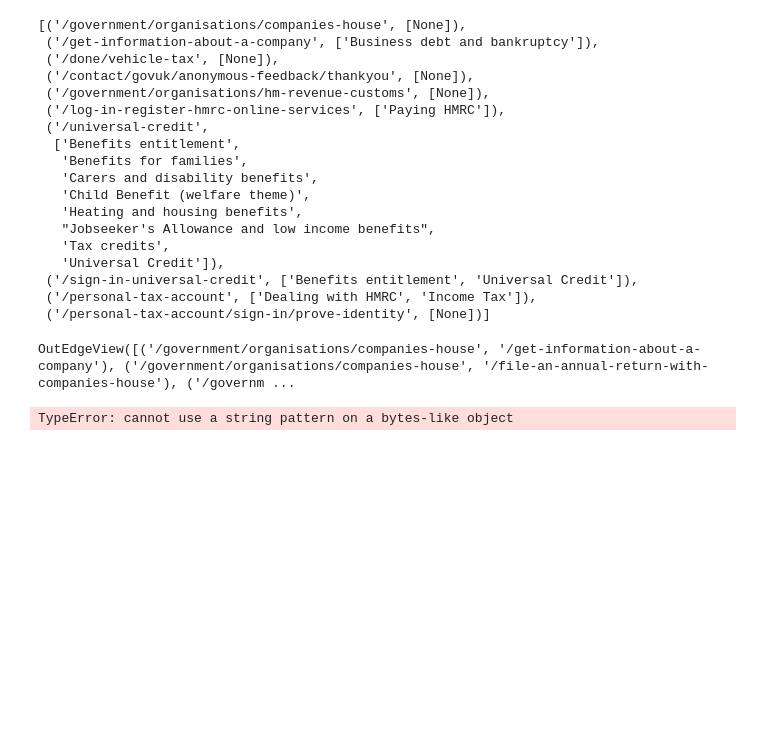
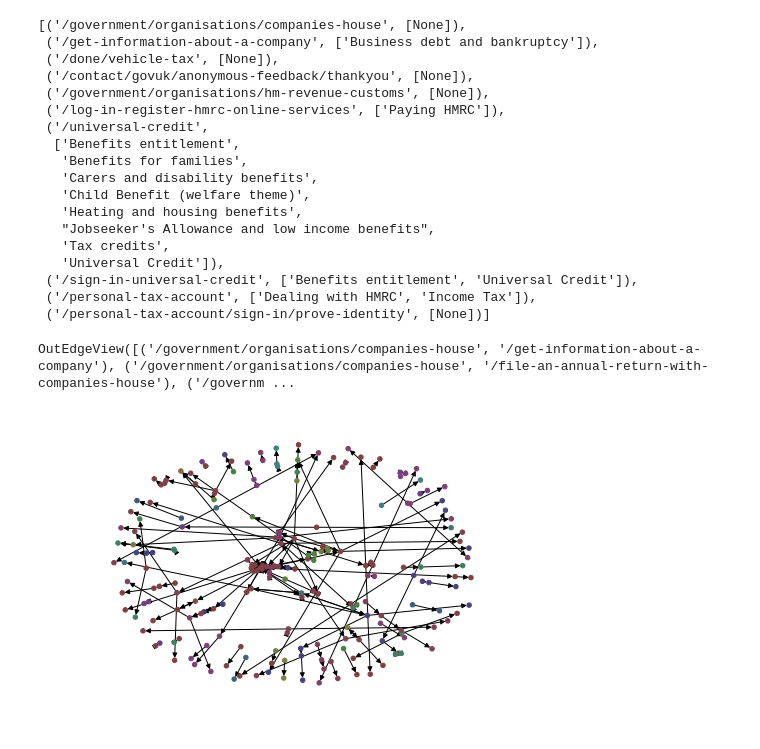
Before and after one commit to alphagov/govuk-network-data, a Jupyter notebook: notebooks/taxon_eda.ipynb, the cells around one changed output. Saved outputs shown, nothing was run; the diff lists cells and outputs as text; code cells hidden in the pictures; blank space fills up the shorter version.

```diff
--- a/notebooks/taxon_eda.ipynb
+++ b/notebooks/taxon_eda.ipynb
@@ -480,25 +482,25 @@ OutEdgeView([('/government/organisations/companies-house', '/get-information-abo
 # %%
 edges = digraph.edges()
 color_map = [data['color'] for _,data in digraph.nodes(data=True)]
 
-pos = nx.nx_agraph.graphviz_layout(digraph, prog='neato')
+# pos = nx.nx_agraph.graphviz_layout(digraph, prog='neato')
 
-nx.draw(digraph, pos, node_size=20, fontsize=12, edges=edges, node_color=color_map)
+nx.draw_spring(digraph,  node_size=20, fontsize=12, edges=edges, node_color=color_map)
 # plt.savefig("example.png",format="PNG")
 plt.show()
 
 
 #
 
 # ### ALWAYS AFTER POS INSTANTIATION, COME ON
 # pos_higher = {}
 # y_off = 2  # offset on the y axis
 # for k, v in pos.items():
 #     pos_higher[k] = (v[0], v[1]+y_off)
 
 # nx.draw(functional, pos, node_size=40,  fontsize=12, edges=edges, edge_color=colors, node_color=color_map)
 # nx.draw_networkx_labels(functional, pos_higher, labels)
 # plt.savefig(os.path.join(IMAGES,"eu_settled_most_frequent_"+str(freq_filter)+\
 #                          "_color_pub_no_intercept_generic_search_defined.png"), format="PNG")
 # %% [output]
-TypeError: cannot use a string pattern on a bytes-like object
+[figure, added]
```
Also changed, not shown: parts of 3 cells of this notebook.
